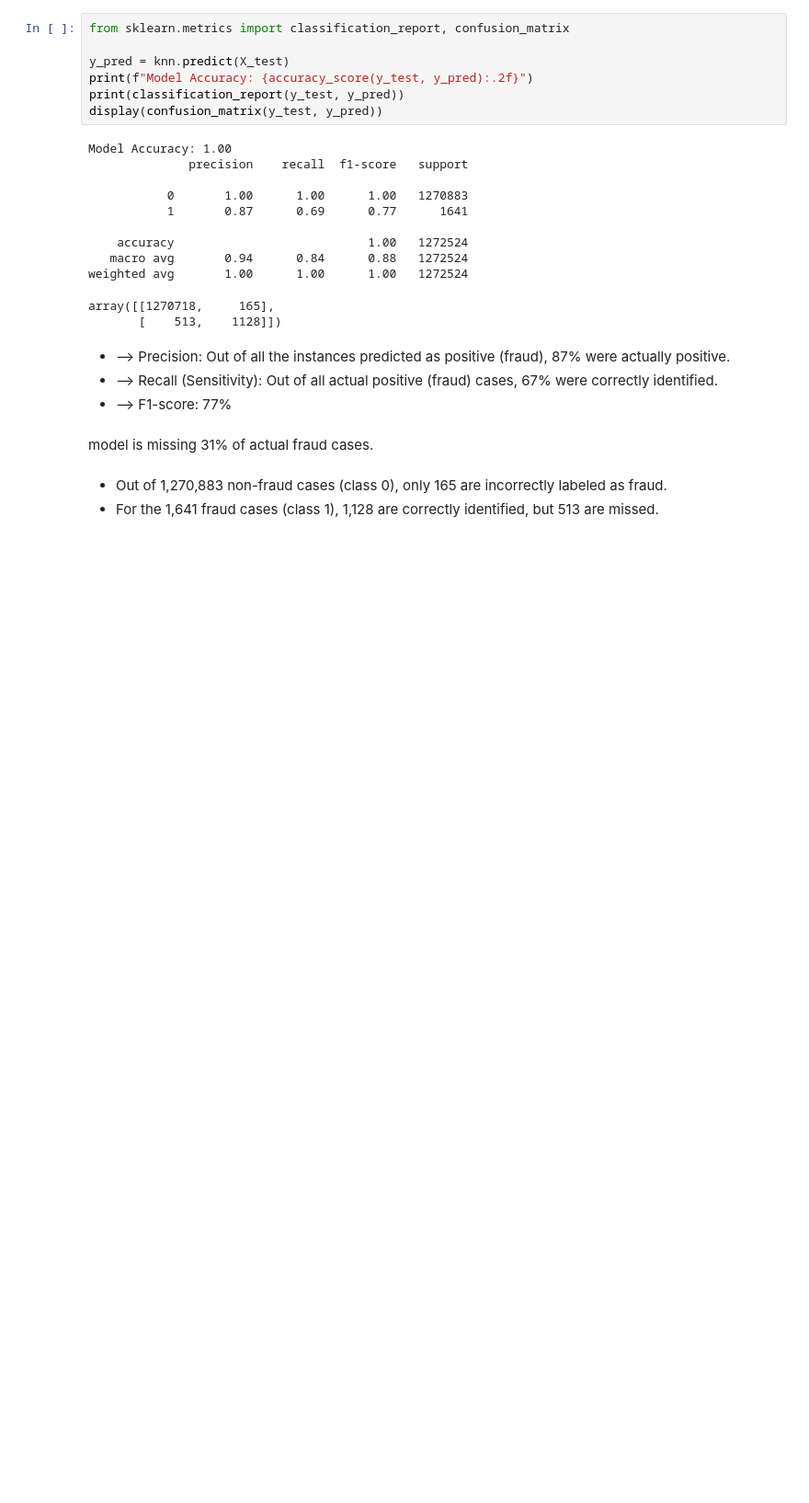
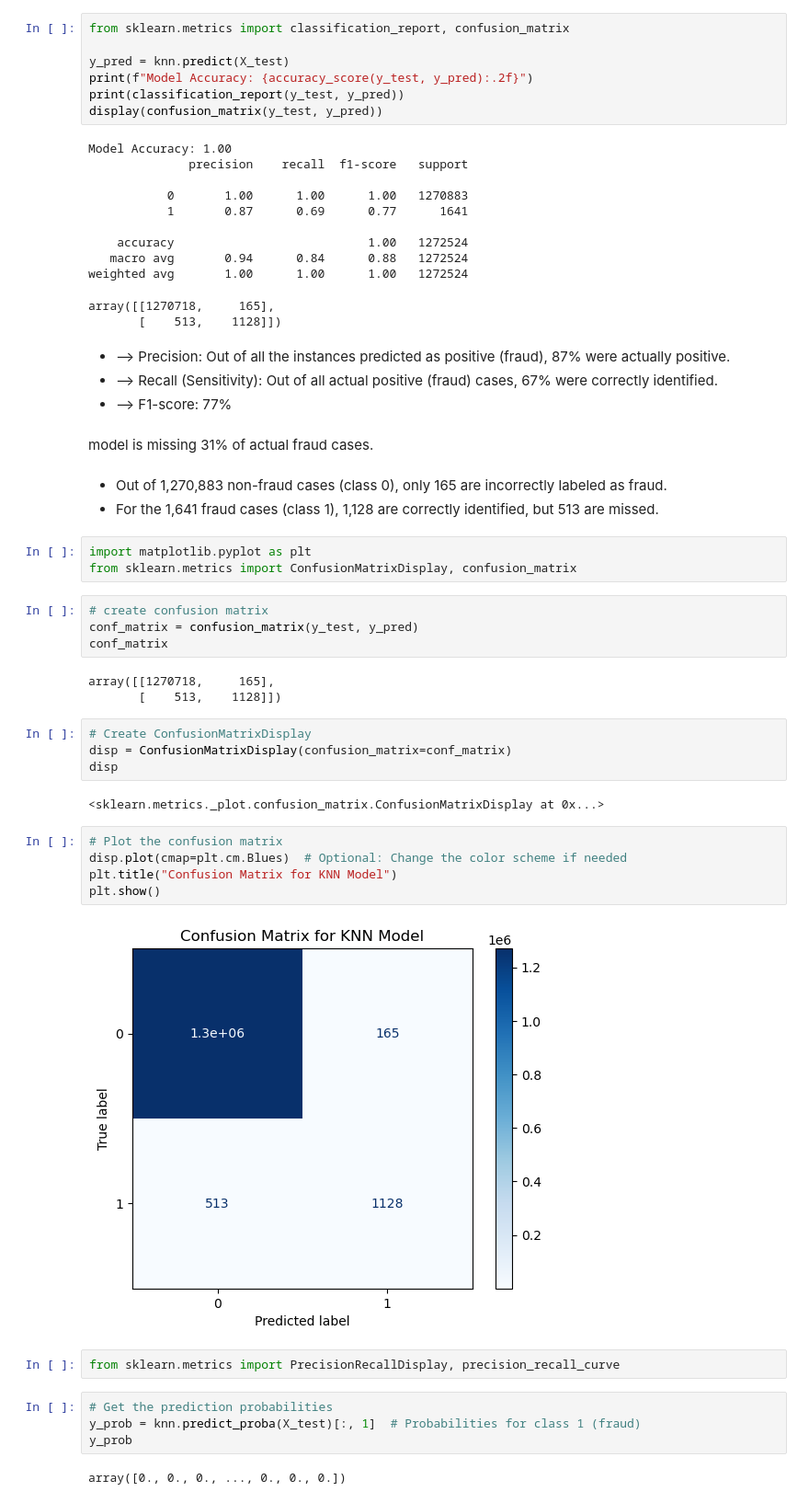
Before and after one commit to philippe2023/data-fraud-ml, a Jupyter notebook: notebook/clean-jpa.ipynb, the cells around one changed output. Shown at 92% size. Saved outputs shown, nothing was run; the diff lists cells and outputs as text; blank space fills up the shorter version.

```diff
--- a/notebook/clean-jpa.ipynb
+++ b/notebook/clean-jpa.ipynb
@@ -142,3 +142,34 @@ model is missing 31% of actual fraud cases.
 # %% [markdown]
 - Out of 1,270,883 non-fraud cases (class 0), only 165 are incorrectly labeled as fraud.
 - For the 1,641 fraud cases (class 1), 1,128 are correctly identified, but 513 are missed.
+# %%
+import matplotlib.pyplot as plt
+from sklearn.metrics import ConfusionMatrixDisplay, confusion_matrix
+# %%
+# create confusion matrix
+conf_matrix = confusion_matrix(y_test, y_pred)
+conf_matrix
+# %% [output]
+array([[1270718,     165],
+       [    513,    1128]])
+# %%
+# Create ConfusionMatrixDisplay
+disp = ConfusionMatrixDisplay(confusion_matrix=conf_matrix)
+disp
+# %% [output]
+<sklearn.metrics._plot.confusion_matrix.ConfusionMatrixDisplay at 0x...>
+# %%
+# Plot the confusion matrix
+disp.plot(cmap=plt.cm.Blues)  # Optional: Change the color scheme if needed
+plt.title("Confusion Matrix for KNN Model")
+plt.show()
+# %% [output]
+[figure, added]
+# %%
+from sklearn.metrics import PrecisionRecallDisplay, precision_recall_curve
+# %%
+# Get the prediction probabilities
+y_prob = knn.predict_proba(X_test)[:, 1]  # Probabilities for class 1 (fraud)
+y_prob
+# %% [output]
+array([0., 0., 0., ..., 0., 0., 0.])
```
Also changed, not shown: parts of 14 cells of this notebook, 1 other file.
